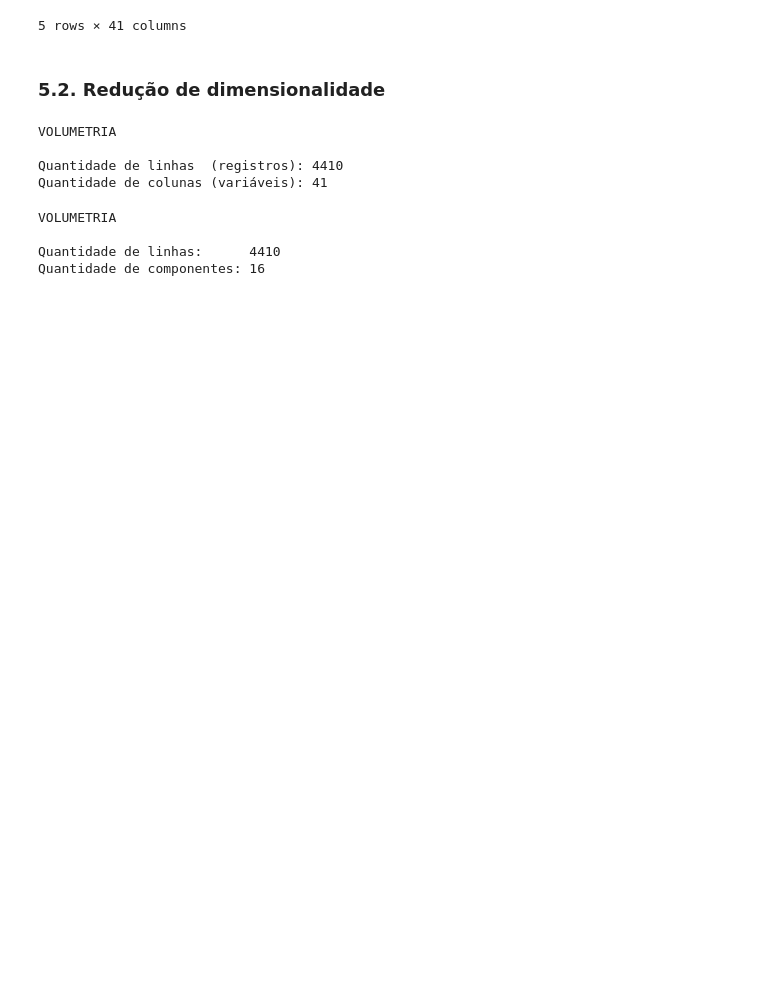
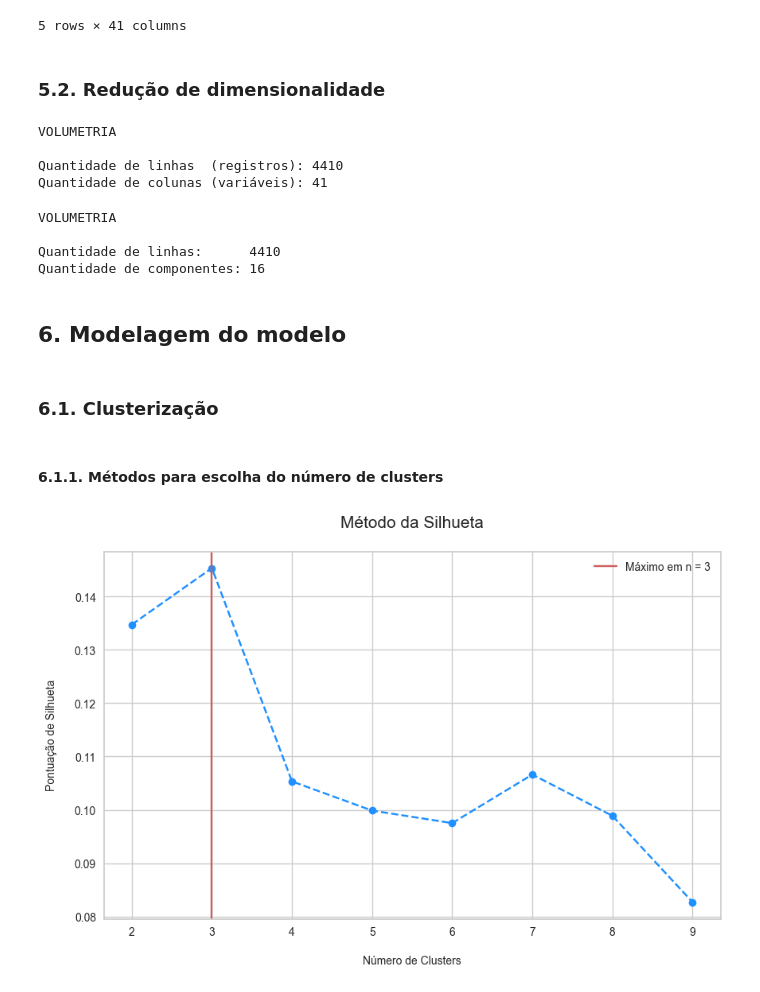
Before and after one commit to emso-exe/Analise_de_rh_-_people_analytics, a Jupyter notebook: 001_analise_de_rh.ipynb, the cells around one changed output. Saved outputs shown, nothing was run; the diff lists cells and outputs as text; code cells hidden in the pictures; blank space fills up the shorter version.

Commit message:
feat: aplicação de métodos para escolha do número de clusters, item 6.1.

```diff
--- a/001_analise_de_rh.ipynb
+++ b/001_analise_de_rh.ipynb
@@ -1318,3 +1323,34 @@ VOLUMETRIA
 
 Quantidade de linhas:      4410
 Quantidade de componentes: 16
+# %% [markdown]
+## 6. Modelagem do modelo
+# %% [markdown]
+### 6.1. Clusterização
+# %% [markdown]
+#### 6.1.1. Métodos para escolha do número de clusters
+# %%
+# MÉTODO DA SILHUETA
+
+silhouette_scores = []
+for n_clusters in range(2, 10):
+    kmeans = KMeans(n_clusters=n_clusters, random_state=0, n_init='auto')
+    kmeans.fit_predict(df_componentes)
+    score = silhouette_score(df_componentes, kmeans.labels_)
+    silhouette_scores.append(score)
+
+# Encontrar o índice do maior valor de silhueta
+max_score = max(silhouette_scores)
+best_n_clusters = range(2, 10)[silhouette_scores.index(max_score)]
+
+plt.figure(figsize=(10,6))
+plt.plot(range(2, 10), silhouette_scores, marker='o', linestyle='--', color='dodgerblue')
+plt.axvline(x=best_n_clusters, color='indianred', linestyle='-', label=f'Máximo em n = {best_n_clusters}')
+
+plt.title('Método da Silhueta\n', fontsize=15)
+plt.xlabel('\nNúmero de Clusters', fontsize=10)
+plt.ylabel('Pontuação de Silhueta\n', fontsize=10)
+plt.legend()
+plt.show()
+# %% [output]
+[figure, added]
```
Also changed, not shown: parts of 17 cells of this notebook.
